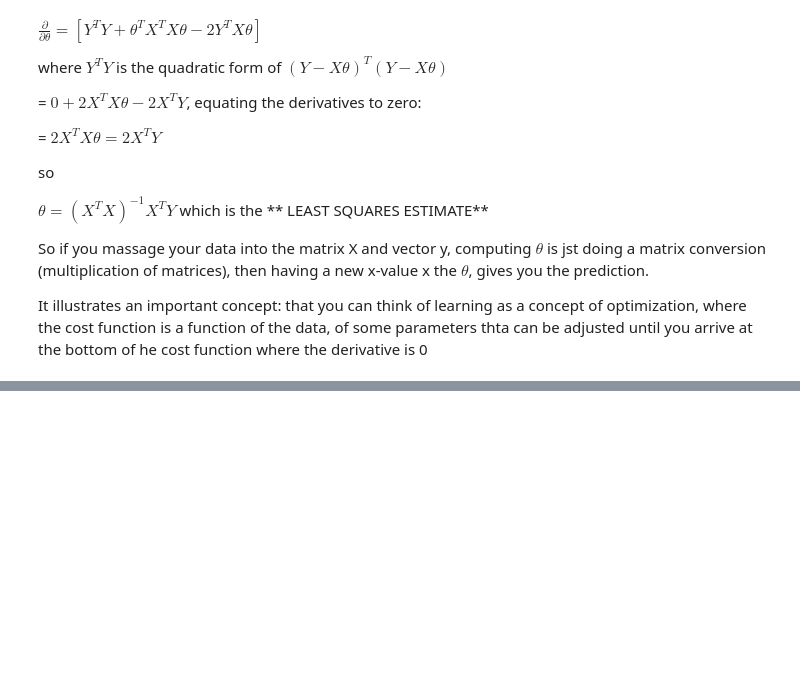
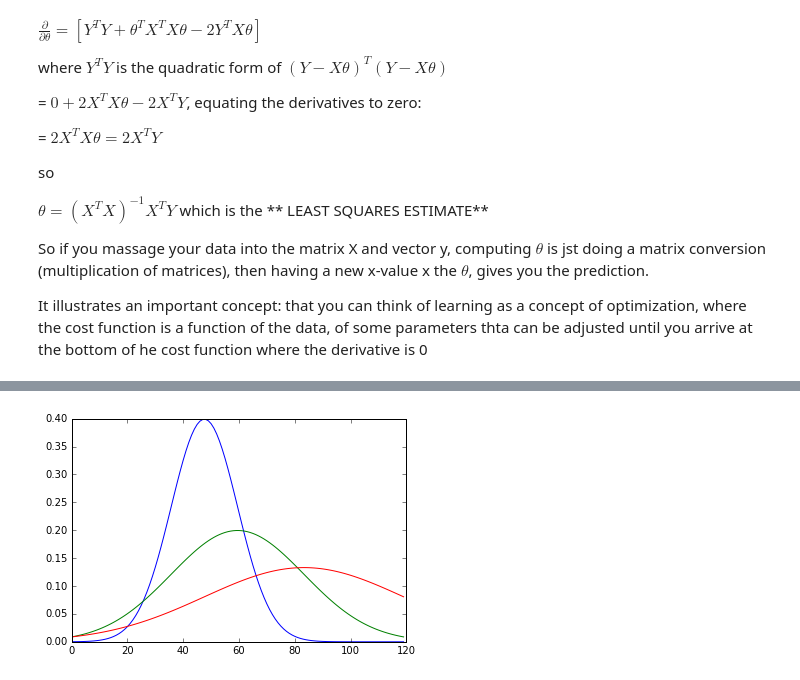
Before and after one commit to rmania/datascience, a Jupyter notebook: ubc_ml/Linear_prediction.ipynb, the cells around one changed output, grey strips where cells are left out. Drawn from its saved outputs; the diff is of its cells as text; code cells hidden in the pictures; blank space fills up the shorter version.

```diff
--- a/ubc_ml/Linear_prediction.ipynb
+++ b/ubc_ml/Linear_prediction.ipynb
@@ -207,0 +192,9 @@ for row in matrix_addition:
+# %%
+# plot 3 Gaussian distributions
+def gaussian(x, mu, sig):
+    return 1./(np.sqrt(2.*np.pi)*sig)*np.exp(-np.power((x - mu)/sig, 2.)/2)
+
+for mu, sig in [(-1, 1), (0, 2), (2, 3)]:
+    plt.plot(gaussian(np.linspace(-5, 5, 120), mu, sig))
+# %% [output]
+[figure, added]
```
Also changed, not shown: parts of 46 cells of this notebook.
